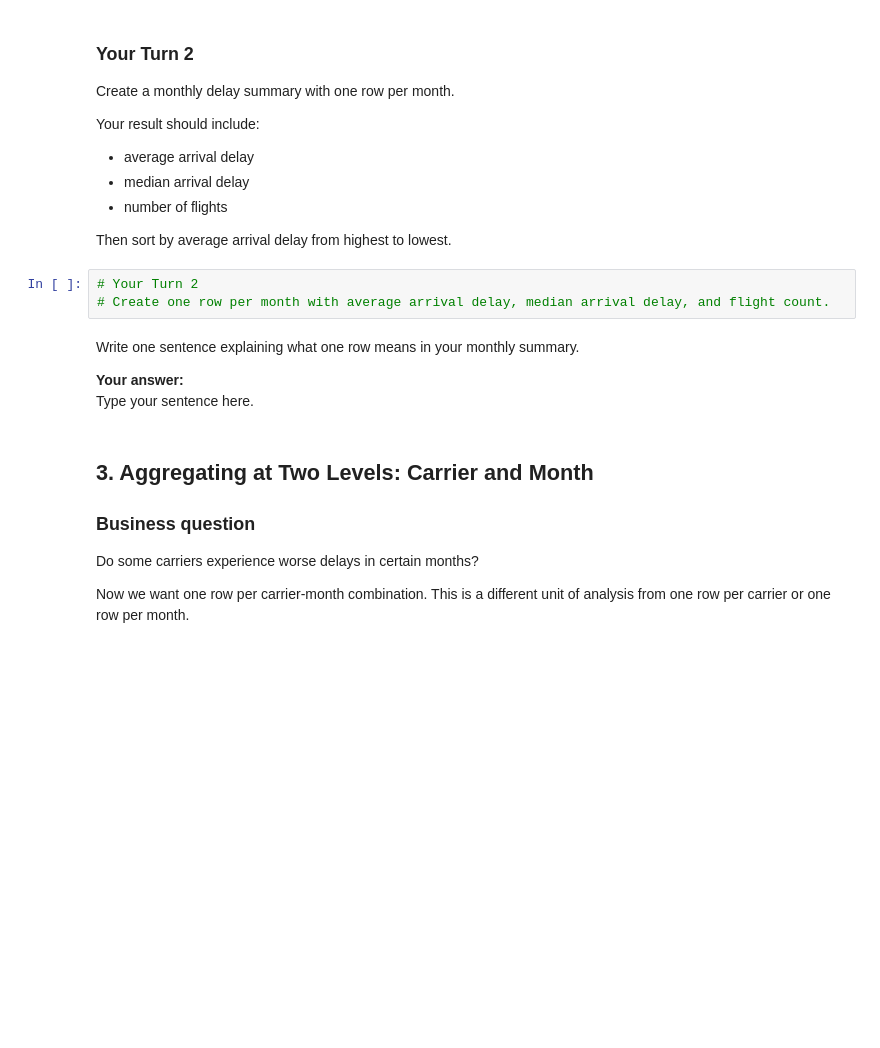
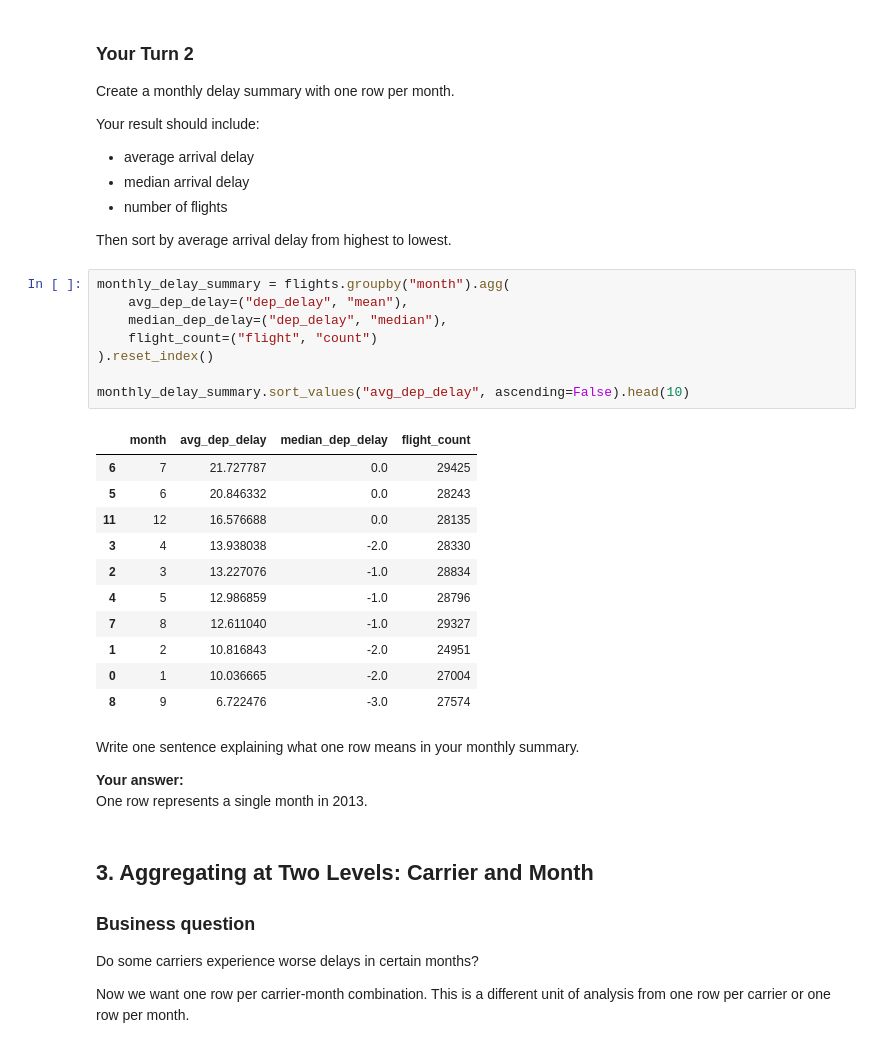
Before and after one commit to MFUTSA/ban6003-week-07-08-Matthew-Flores, a Jupyter notebook: notebooks/module7_aggregation_reshaping_guided_lab.ipynb, the cells around one changed output. Drawn from its saved outputs; the diff is of its cells as text; blank space fills up the shorter version.

```diff
--- a/notebooks/module7_aggregation_reshaping_guided_lab.ipynb
+++ b/notebooks/module7_aggregation_reshaping_guided_lab.ipynb
@@ -222,13 +241,30 @@ Your result should include:
 
 Then sort by average arrival delay from highest to lowest.
 # %%
-# Your Turn 2
-# Create one row per month with average arrival delay, median arrival delay, and flight count.
+monthly_delay_summary = flights.groupby("month").agg(
+    avg_dep_delay=("dep_delay", "mean"),
+    median_dep_delay=("dep_delay", "median"),
+    flight_count=("flight", "count")
+).reset_index()
+
+monthly_delay_summary.sort_values("avg_dep_delay", ascending=False).head(10)
+# %% [output]
+|  | month | avg_dep_delay | median_dep_delay | flight_count |
+| 6 | 7 | 21.727787 | 0.0 | 29425 |
+| 5 | 6 | 20.846332 | 0.0 | 28243 |
+| 11 | 12 | 16.576688 | 0.0 | 28135 |
+| 3 | 4 | 13.938038 | -2.0 | 28330 |
+| 2 | 3 | 13.227076 | -1.0 | 28834 |
+| 4 | 5 | 12.986859 | -1.0 | 28796 |
+| 7 | 8 | 12.611040 | -1.0 | 29327 |
+| 1 | 2 | 10.816843 | -2.0 | 24951 |
+| 0 | 1 | 10.036665 | -2.0 | 27004 |
+| 8 | 9 | 6.722476 | -3.0 | 27574 |
 # %% [markdown]
 Write one sentence explaining what one row means in your monthly summary.
 
 **Your answer:**
-Type your sentence here.
+One row represents a single month in 2013.
 # %% [markdown]
 ## 3. Aggregating at Two Levels: Carrier and Month
 
```
Also changed, not shown: parts of 28 cells of this notebook, 1 other file.
